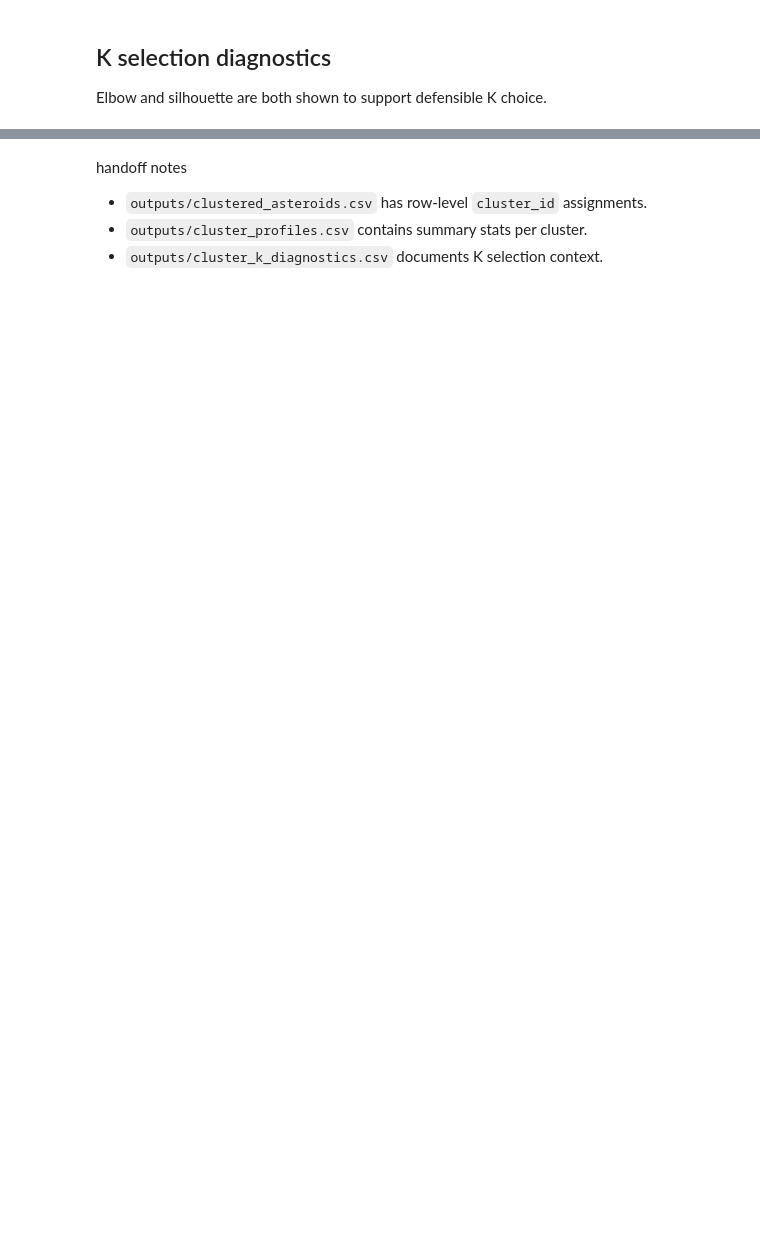
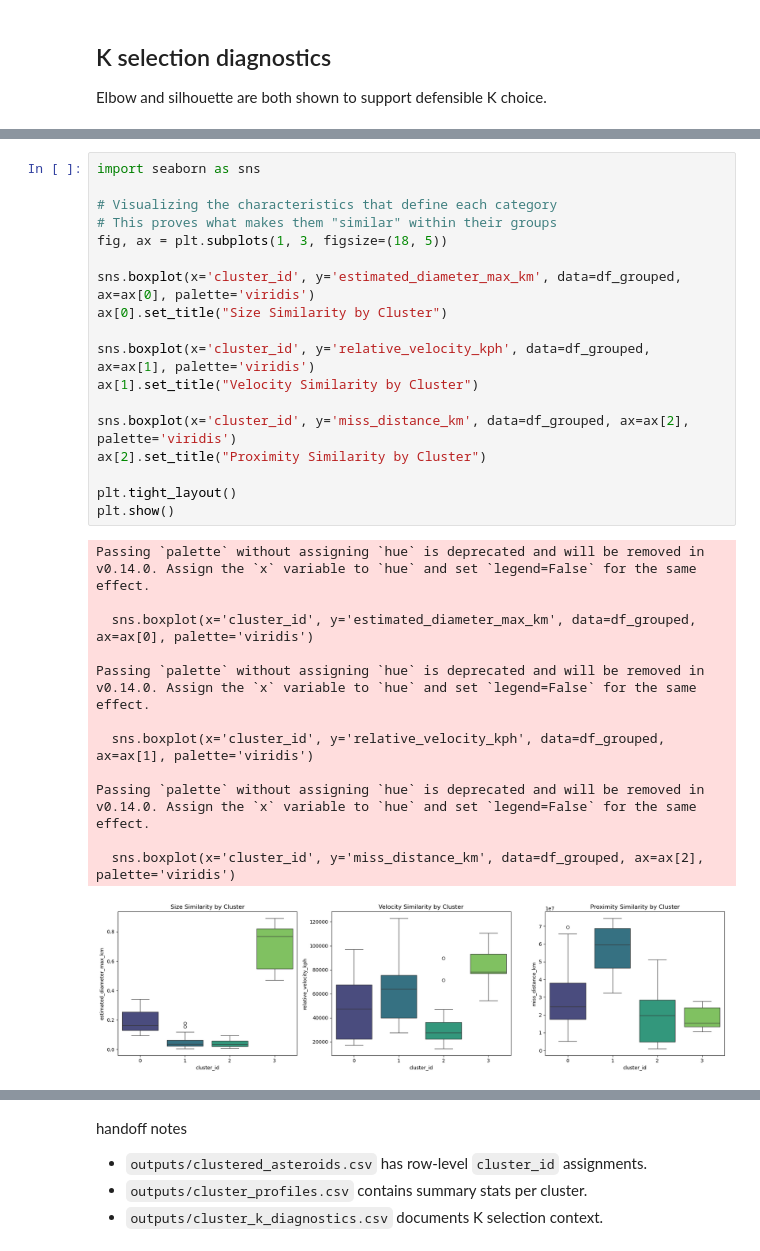
Before and after one commit to blobinaticuber/301-space-traffic-control, a Jupyter notebook: python/q1.ipynb, the cells around one changed output, grey strips where cells are left out. Drawn from its saved outputs; the diff is of its cells as text; blank space fills up the shorter version.

Commit message:
added boxplots for clusters based on different factors and added final analysis

```diff
--- a/python/q1.ipynb
+++ b/python/q1.ipynb
@@ -155,3 +155,34 @@ display(cluster_profiles_flat.style.format("{:,.6f}"))
+# %%
+import seaborn as sns
+
+# Visualizing the characteristics that define each category
+# This proves what makes them "similar" within their groups
+fig, ax = plt.subplots(1, 3, figsize=(18, 5))
+
+sns.boxplot(x='cluster_id', y='estimated_diameter_max_km', data=df_grouped, ax=ax[0], palette='viridis')
+ax[0].set_title("Size Similarity by Cluster")
+
+sns.boxplot(x='cluster_id', y='relative_velocity_kph', data=df_grouped, ax=ax[1], palette='viridis')
+ax[1].set_title("Velocity Similarity by Cluster")
+
+sns.boxplot(x='cluster_id', y='miss_distance_km', data=df_grouped, ax=ax[2], palette='viridis')
+ax[2].set_title("Proximity Similarity by Cluster")
+
+plt.tight_layout()
+plt.show()
+# %% [output]
+Passing `palette` without assigning `hue` is deprecated and will be removed in v0.14.0. Assign the `x` variable to `hue` and set `legend=False` for the same effect.
+
+  sns.boxplot(x='cluster_id', y='estimated_diameter_max_km', data=df_grouped, ax=ax[0], palette='viridis')
+
+Passing `palette` without assigning `hue` is deprecated and will be removed in v0.14.0. Assign the `x` variable to `hue` and set `legend=False` for the same effect.
+
+  sns.boxplot(x='cluster_id', y='relative_velocity_kph', data=df_grouped, ax=ax[1], palette='viridis')
+
+Passing `palette` without assigning `hue` is deprecated and will be removed in v0.14.0. Assign the `x` variable to `hue` and set `legend=False` for the same effect.
+
+  sns.boxplot(x='cluster_id', y='miss_distance_km', data=df_grouped, ax=ax[2], palette='viridis')
+[figure, added]
 # %%
 # Export handoff artifacts
 out_dir=Path.cwd()/"outputs"
```
Also changed, not shown: parts of 8 cells of this notebook.
